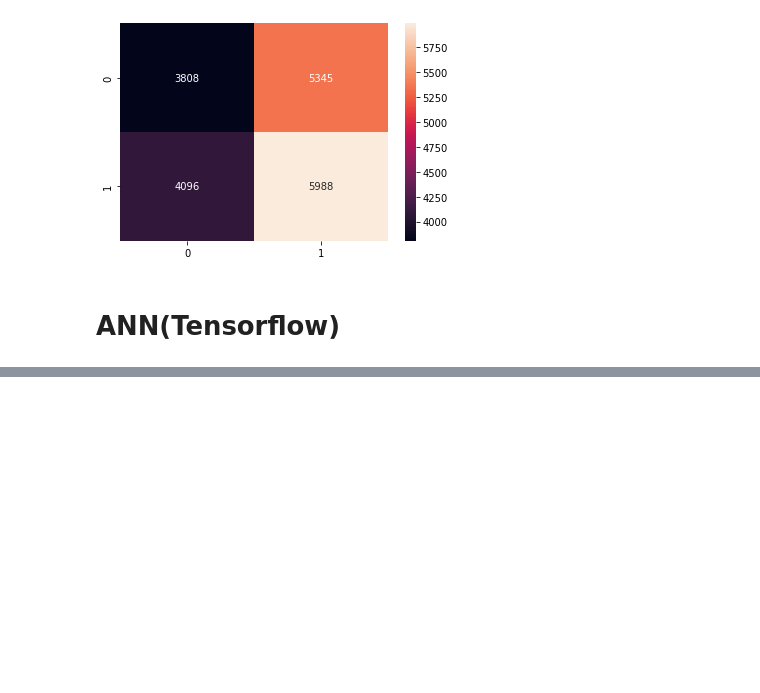
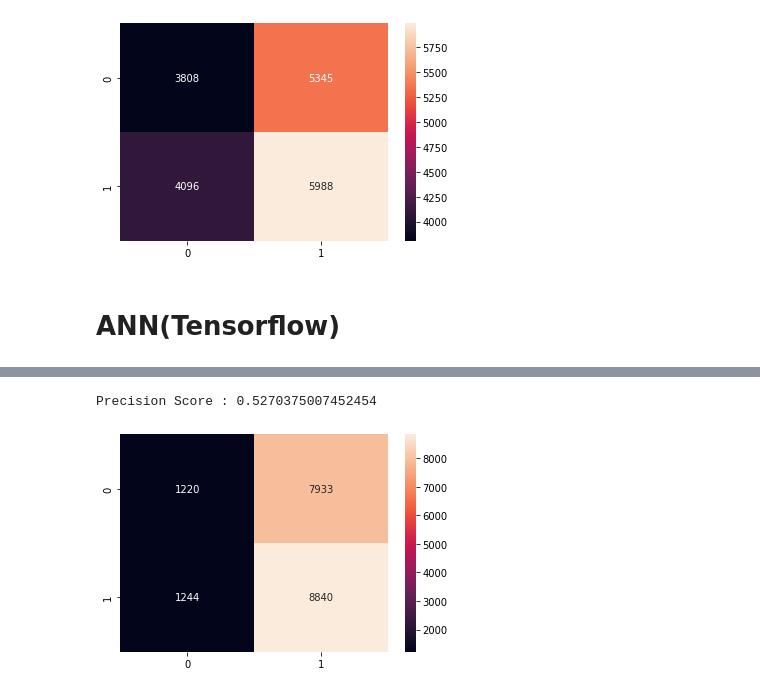
Before and after one commit to abhighosh98/Statistical-Stock-Market-Analysis, a Jupyter notebook: Statistical Analysis.ipynb, the cells around one changed output, grey strips where cells are left out. Drawn from its saved outputs; the diff is of its cells as text; code cells hidden in the pictures; blank space fills up the shorter version.

Commit message:
feat: completed baseline models

```diff
--- a/Statistical Analysis.ipynb
+++ b/Statistical Analysis.ipynb
@@ -568,0 +581,36 @@ explainer = shap.KernelExplainer(f, X.iloc[:50,:])
+# %%
+# Converting data to tensors
+train_features = torch.tensor(X_train)
+train_labels = torch.tensor(y_train.to_numpy())
+
+val_features = torch.tensor(X_val)
+val_labels = torch.tensor(y_val.to_numpy())
+
+test_features = torch.tensor(X_test)
+test_labels = torch.tensor(y_test.to_numpy())
+
+# Create model
+n_features = train_features.shape[1]
+# 31
+ann_pytorch = torch.nn.Sequential(torch.nn.Linear(n_features, 30),
+                            torch.nn.Linear(30, 15),
+                            torch.nn.ReLU(),
+                            torch.nn.Linear(15, 5),
+                            torch.nn.ReLU(),
+                            torch.nn.Linear(5, 1),
+                            torch.nn.Sigmoid())
+
+# print(ann_pytorch)
+ann_pytorch.to(device)
+
+# Setting loss and optimizer
+criterion = torch.nn.BCELoss()
+optimizer = torch.optim.Adam(ann_pytorch.parameters())
+
+# Creating mini batches for training
+n_batches = 2
+train_features_batched = train_features.reshape(n_batches,
+                                               int(train_features.shape[0]/n_batches),
+                                               train_features.shape[1])
+train_labels_batched = train_labels.reshape(n_batches,
+                                            int(train_labels.shape[0]/n_batches))
@@ -568,0 +724,11 @@ explainer = shap.KernelExplainer(f, X.iloc[:50,:])
+# %%
+validation_outputs = ann_pytorch(val_features.float().to(device)).cpu()
+y_val_pred = (validation_outputs>0.5).float()
+val_acc = (y_val_pred.flatten().float() == val_labels.float()).float().sum()
+val_acc = val_acc / len(val_labels)
+print("\n\nPrecision Score :", precision_score(val_labels.float(), y_val_pred))
+sns.heatmap(confusion_matrix(val_labels.float(), y_val_pred), annot = True, fmt = 'g')
+plt.show()
+# %% [output]
+Precision Score : 0.5270375007452454
+[figure, added]
```
Also changed, not shown: parts of 23 cells of this notebook.
